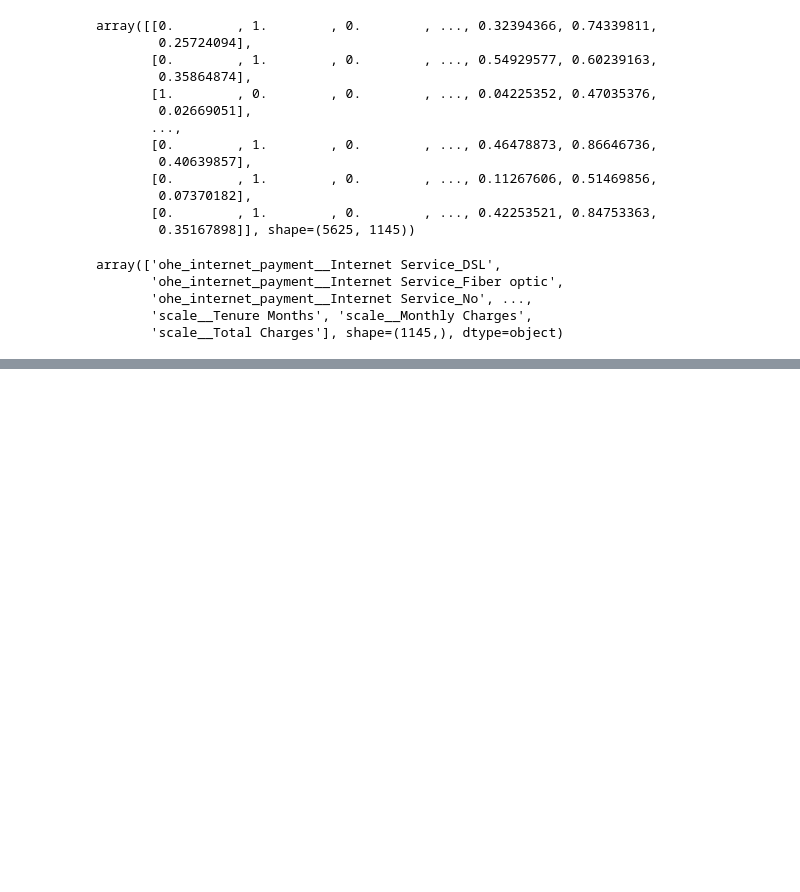
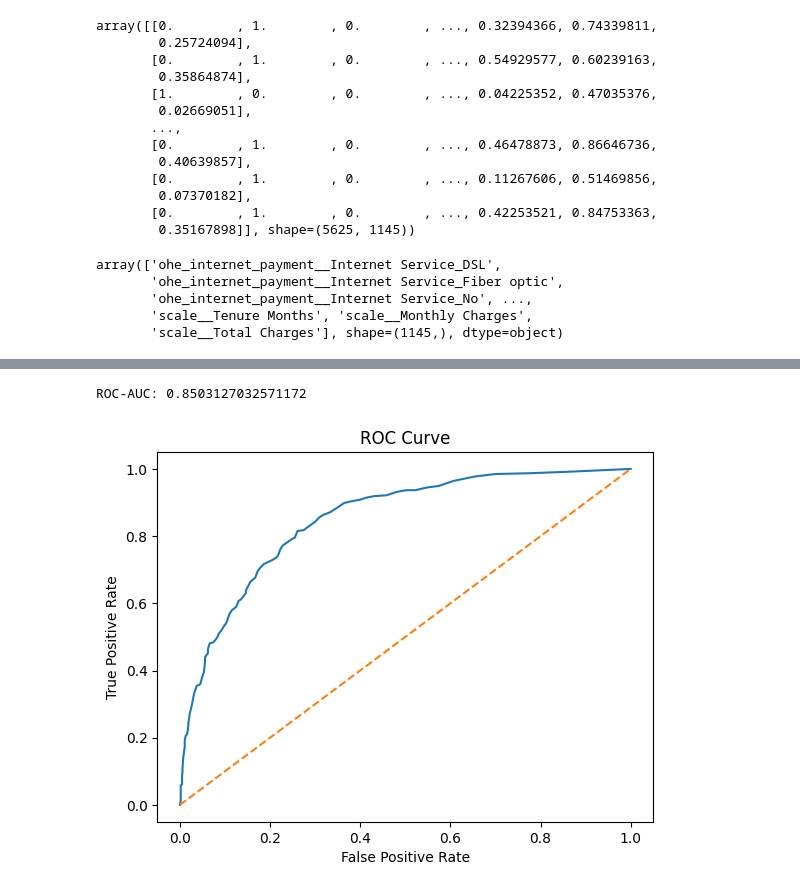
Before and after one commit to prajwal0756/Data-Science, a Jupyter notebook: Project/Telco_customer_churn_Analysis.ipynb, the cells around one changed output, grey strips where cells are left out. Drawn from its saved outputs; the diff is of its cells as text; code cells hidden in the pictures; blank space fills up the shorter version.

```diff
--- a/Project/Telco_customer_churn_Analysis.ipynb
+++ b/Project/Telco_customer_churn_Analysis.ipynb
@@ -868,0 +869,23 @@ accuracy_score
+# %%
+from sklearn.pipeline import Pipeline
+from sklearn.compose import ColumnTransformer
+from sklearn.preprocessing import OneHotEncoder
+from sklearn.ensemble import RandomForestClassifier
+
+# Define columns
+cat_cols = x_train.select_dtypes(include='object').columns
+num_cols = x_train.select_dtypes(exclude='object').columns
+
+# Preprocessing
+preprocessor = ColumnTransformer(
+    transformers=[
+        ('cat', OneHotEncoder(drop='first', handle_unknown='ignore'), cat_cols),
+        ('num', 'passthrough', num_cols)
+    ]
+)
+
+# Full pipeline
+pipe = Pipeline(steps=[
+    ('preprocessor', preprocessor),
+    ('model', RandomForestClassifier(class_weight='balanced'))
+])
@@ -868,0 +930,3 @@ accuracy_score
+# %%
+y_pred = pipe.predict(x_test)
+y_prob = pipe.predict_proba(x_test)[:,1]
@@ -868,0 +961,21 @@ accuracy_score
+# %%
+from sklearn.metrics import roc_auc_score
+
+roc_auc = roc_auc_score(y_test, y_prob)
+print("ROC-AUC:", roc_auc)
+# %% [output]
+ROC-AUC: 0.8503127032571172
+# %%
+from sklearn.metrics import roc_curve
+import matplotlib.pyplot as plt
+
+fpr, tpr, _ = roc_curve(y_test, y_prob)
+
+plt.plot(fpr, tpr)
+plt.plot([0,1],[0,1], linestyle='--')
+plt.xlabel("False Positive Rate")
+plt.ylabel("True Positive Rate")
+plt.title("ROC Curve")
+plt.show()
+# %% [output]
+[figure, added]
```
Also changed, not shown: parts of 13 cells of this notebook, 11 other files.
